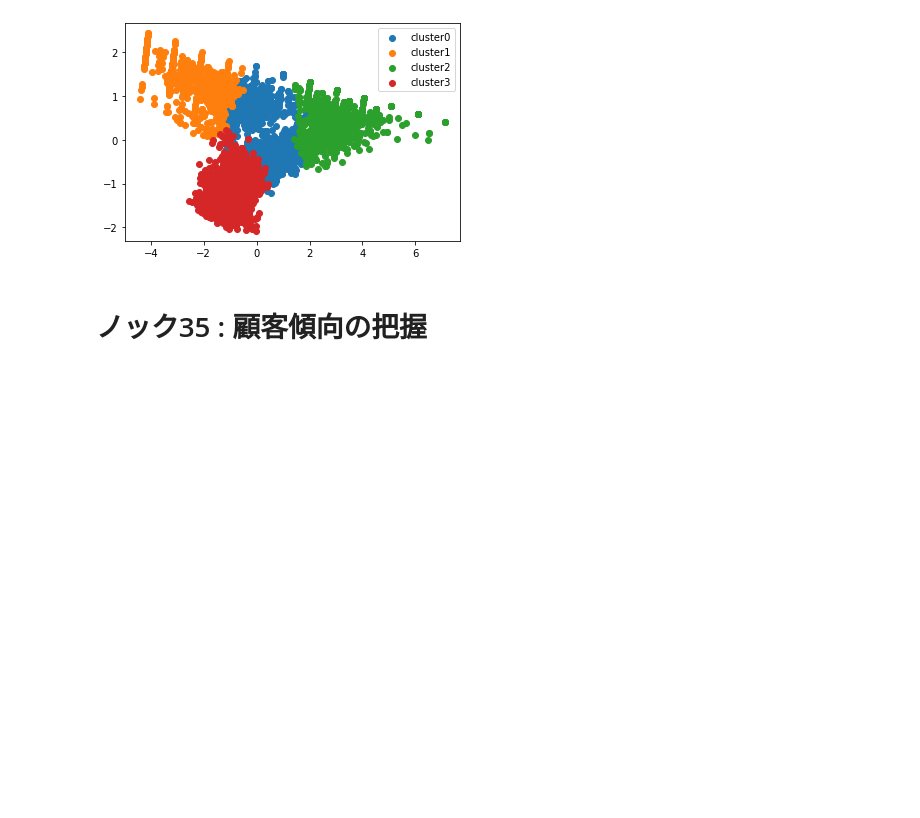
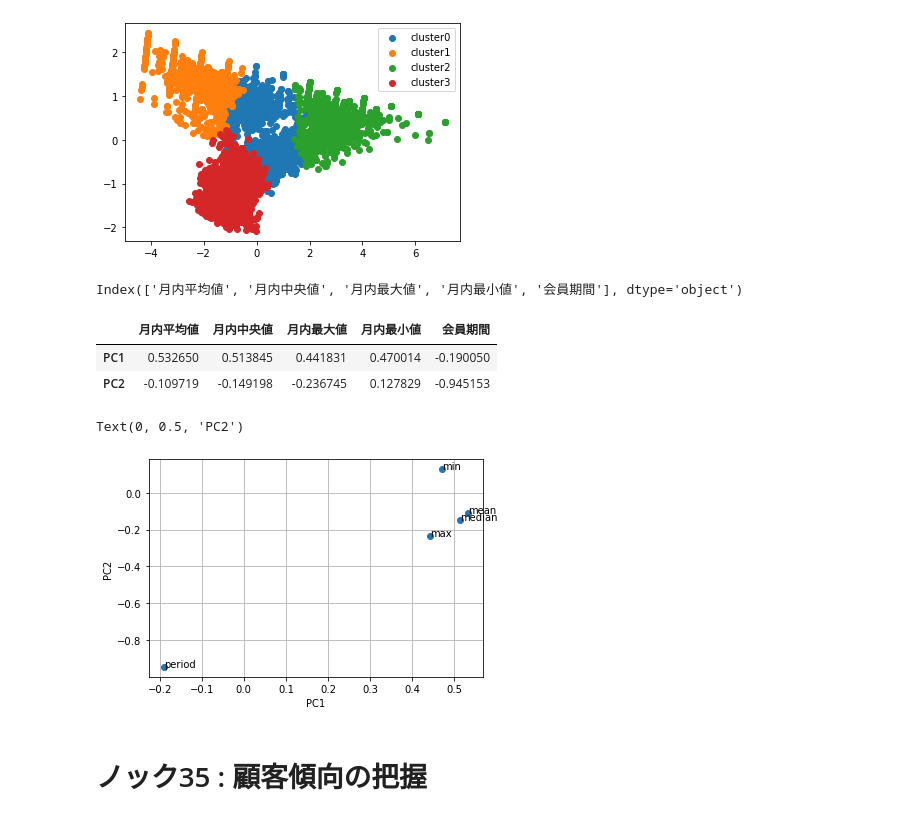
Before and after one commit to RTstudy/100knock, a Jupyter notebook: wanko_chapter04/chapter04.ipynb, the cells around one changed output. Saved outputs shown, nothing was run; the diff lists cells and outputs as text; code cells hidden in the pictures; blank space fills up the shorter version.

Commit message:
add deeper understand of PCA results

```diff
--- a/wanko_chapter04/chapter04.ipynb
+++ b/wanko_chapter04/chapter04.ipynb
@@ -156,6 +156,31 @@ plt.legend()
 # %% [output]
 <matplotlib.legend.Legend at 0x...>
 [figure]
+# %%
+customer_clustering.columns[:5]
+# %% [output]
+Index(['月内平均値', '月内中央値', '月内最大値', '月内最小値', '会員期間'], dtype='object')
+# %%
+# added in 2020.12.12
+# deep understand of PCA result
+# reference : https://qiita.com/maskot1977/items/082557fcda78c4cdb41f
+pd.DataFrame(pca.components_, columns = customer_clustering.columns[:5], index = ['PC{}'.format(x + 1) for x in range(2)])
+# %% [output]
+|  | 月内平均値 | 月内中央値 | 月内最大値 | 月内最小値 | 会員期間 |
+| PC1 | 0.532650 | 0.513845 | 0.441831 | 0.470014 | -0.190050 |
+| PC2 | -0.109719 | -0.149198 | -0.236745 | 0.127829 | -0.945153 |
+# %%
+# plot components
+names = ["mean", 'median', 'max', 'min', 'period']
+for x, y, name in zip(pca.components_[0], pca.components_[1], names):
+    plt.text(x, y, name)
+plt.scatter(pca.components_[0], pca.components_[1])
+plt.grid()
+plt.xlabel('PC1')
+plt.ylabel('PC2')
+# %% [output]
+Text(0, 0.5, 'PC2')
+[figure, added]
 # %% [markdown]
 # ノック35 : 顧客傾向の把握
 # %%
```
Also changed, not shown: parts of 5 cells of this notebook, 1 other file.
